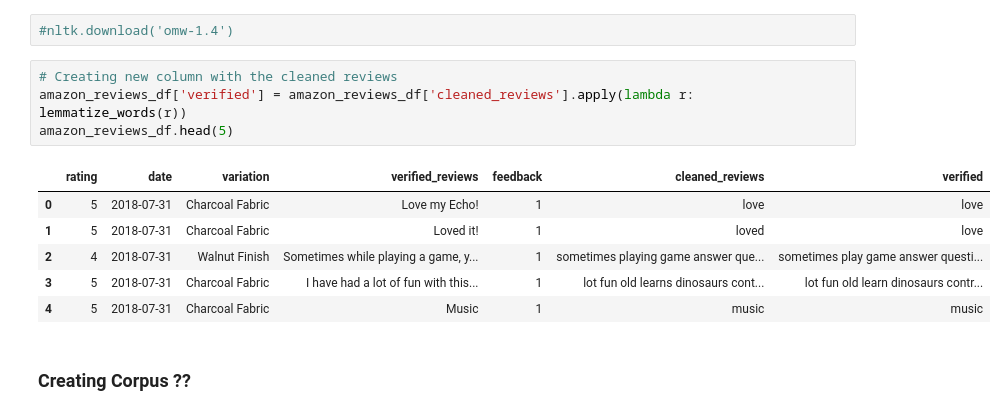
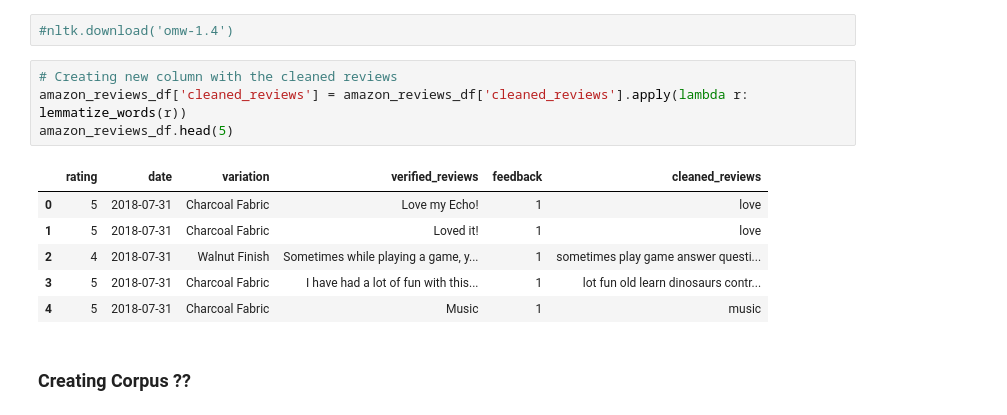
Before and after one commit to mfFrida/ClusteringAmazonReviews, a Jupyter notebook: Index.ipynb, the cells around one changed output. Saved outputs shown, nothing was run; the diff lists cells and outputs as text.

```diff
--- a/Index.ipynb
+++ b/Index.ipynb
@@ -421,15 +421,15 @@ def lemmatize_words(text):
 #nltk.download('omw-1.4')
 # %%
 # Creating new column with the cleaned reviews
-amazon_reviews_df['verified'] = amazon_reviews_df['cleaned_reviews'].apply(lambda r: lemmatize_words(r))
+amazon_reviews_df['cleaned_reviews'] = amazon_reviews_df['cleaned_reviews'].apply(lambda r: lemmatize_words(r))
 amazon_reviews_df.head(5)
 # %% [output]
-|  | rating | date | variation | verified_reviews | feedback | cleaned_reviews | verified |
-| 0 | 5 | 2018-07-31 | Charcoal Fabric | Love my Echo! | 1 | love | love |
-| 1 | 5 | 2018-07-31 | Charcoal Fabric | Loved it! | 1 | loved | love |
-| 2 | 4 | 2018-07-31 | Walnut Finish | Sometimes while playing a game, y... | 1 | sometimes playing game answer que... | sometimes play game answer questi... |
-| 3 | 5 | 2018-07-31 | Charcoal Fabric | I have had a lot of fun with this... | 1 | lot fun old learns dinosaurs cont... | lot fun old learn dinosaurs contr... |
-| 4 | 5 | 2018-07-31 | Charcoal Fabric | Music | 1 | music | music |
+|  | rating | date | variation | verified_reviews | feedback | cleaned_reviews |
+| 0 | 5 | 2018-07-31 | Charcoal Fabric | Love my Echo! | 1 | love |
+| 1 | 5 | 2018-07-31 | Charcoal Fabric | Loved it! | 1 | love |
+| 2 | 4 | 2018-07-31 | Walnut Finish | Sometimes while playing a game, y... | 1 | sometimes play game answer questi... |
+| 3 | 5 | 2018-07-31 | Charcoal Fabric | I have had a lot of fun with this... | 1 | lot fun old learn dinosaurs contr... |
+| 4 | 5 | 2018-07-31 | Charcoal Fabric | Music | 1 | music |
 # %% [markdown]
 ### Creating Corpus ??
 # %%
```
Also changed, not shown: parts of 15 cells of this notebook.
